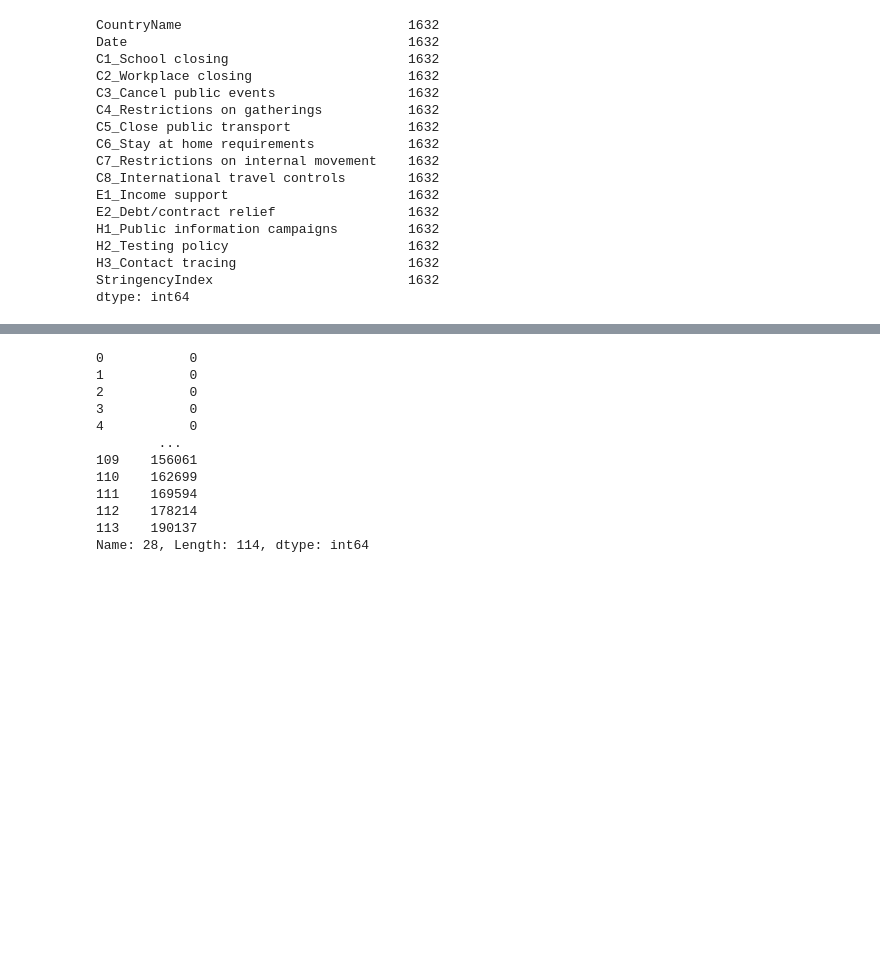
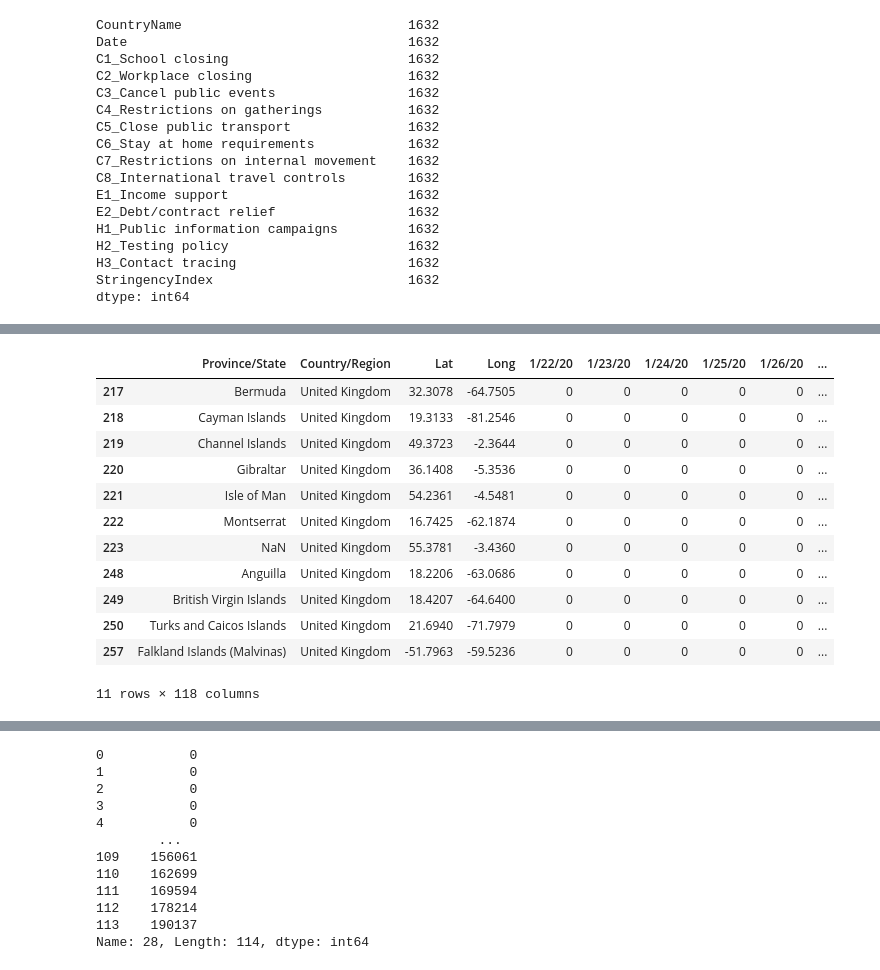
Before and after one commit to nyu-ds-2019/covid-19, a Jupyter notebook: notebooks/data_raw_preprocess.ipynb, the cells around one changed output, grey strips where cells are left out. Saved outputs shown, nothing was run; the diff lists cells and outputs as text; code cells hidden in the pictures; blank space fills up the shorter version.

```diff
--- a/notebooks/data_raw_preprocess.ipynb
+++ b/notebooks/data_raw_preprocess.ipynb
@@ -177,0 +198,16 @@ all_countries_metrics_df.to_csv(os.path.join(app_dir, 'data/staging', 'jhu_cases
+# %%
+jhu_cases_raw_df[jhu_cases_raw_df['Country/Region'] == 'United Kingdom']
+# %% [output]
+|  | Province/State | Country/Region | Lat | Long | 1/22/20 | 1/23/20 | 1/24/20 | 1/25/20 | 1/26/20 | ... |
+| 217 | Bermuda | United Kingdom | 32.3078 | -64.7505 | 0 | 0 | 0 | 0 | 0 | ... |
+| 218 | Cayman Islands | United Kingdom | 19.3133 | -81.2546 | 0 | 0 | 0 | 0 | 0 | ... |
+| 219 | Channel Islands | United Kingdom | 49.3723 | -2.3644 | 0 | 0 | 0 | 0 | 0 | ... |
+| 220 | Gibraltar | United Kingdom | 36.1408 | -5.3536 | 0 | 0 | 0 | 0 | 0 | ... |
+| 221 | Isle of Man | United Kingdom | 54.2361 | -4.5481 | 0 | 0 | 0 | 0 | 0 | ... |
+| 222 | Montserrat | United Kingdom | 16.7425 | -62.1874 | 0 | 0 | 0 | 0 | 0 | ... |
+| 223 | NaN | United Kingdom | 55.3781 | -3.4360 | 0 | 0 | 0 | 0 | 0 | ... |
+| 248 | Anguilla | United Kingdom | 18.2206 | -63.0686 | 0 | 0 | 0 | 0 | 0 | ... |
+| 249 | British Virgin Islands | United Kingdom | 18.4207 | -64.6400 | 0 | 0 | 0 | 0 | 0 | ... |
+| 250 | Turks and Caicos Islands | United Kingdom | 21.6940 | -71.7979 | 0 | 0 | 0 | 0 | 0 | ... |
+| 257 | Falkland Islands (Malvinas) | United Kingdom | -51.7963 | -59.5236 | 0 | 0 | 0 | 0 | 0 | ... |
+11 rows × 118 columns
```
Also changed, not shown: parts of 8 cells of this notebook, 5 other files.
